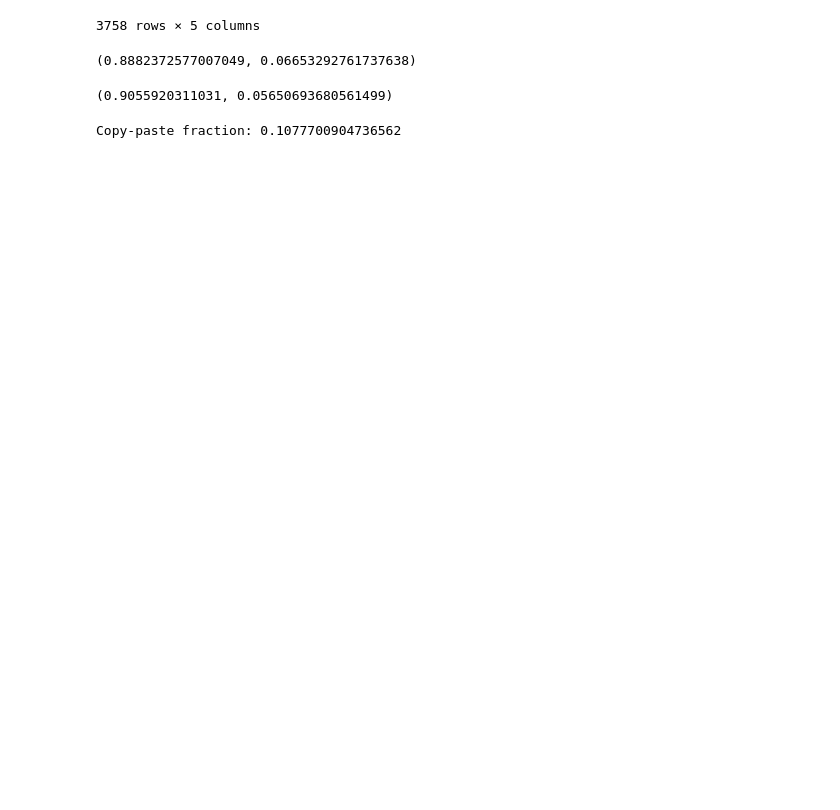
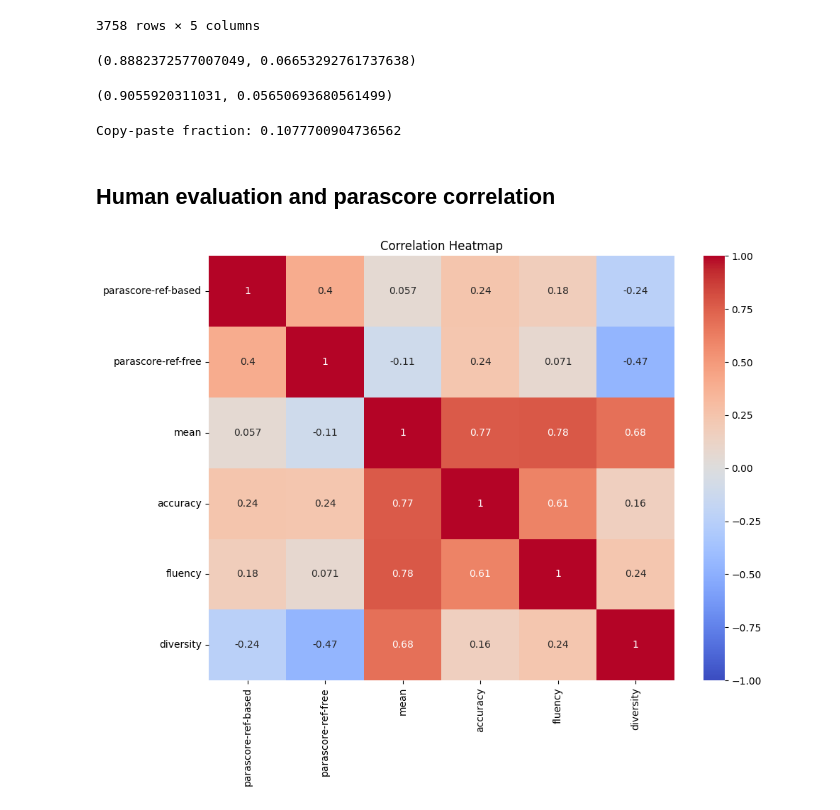
Before and after one commit to UL-FRI-NLP-Course-2022-23/nlp-course-skupina-10, a Jupyter notebook: models/t5/prediction_analysis.ipynb, the cells around one changed output. Drawn from its saved outputs; the diff is of its cells as text; code cells hidden in the pictures; blank space fills up the shorter version.

Commit message:
Human model evaluation correlation with parascore

```diff
--- a/models/t5/prediction_analysis.ipynb
+++ b/models/t5/prediction_analysis.ipynb
@@ -152,3 +152,5 @@ preds["parascore-ref-based"].mean(), preds["parascore-ref-based"].std()
 print(f"Copy-paste fraction: {(preds.in_text == preds.pred).sum() / preds.shape[0]}")
 # %% [output]
 Copy-paste fraction: 0.1077700904736562
+# %% [markdown]
+## Human evaluation and parascore correlation
@@ -154,0 +159,11 @@ Copy-paste fraction: 0.1077700904736562
+# %%
+human_eaval_preds = pd.read_csv("human_eval_preds.csv", sep="\t")
+correlation = human_eaval_preds[['parascore-ref-based', 'parascore-ref-free', 'mean', 'accuracy', 'fluency', 'diversity']].corr()
+plt.figure(figsize=(10, 8))
+sns.heatmap(correlation, annot=True, cmap='coolwarm', vmin=-1, vmax=1)
+plt.title("Correlation Heatmap")
+plt.tight_layout()
+# plt.savefig("corr_heatmap.pdf")
+plt.show()
+# %% [output]
+[figure, added]
```
Also changed, not shown: parts of 2 cells of this notebook, 2 other files.
